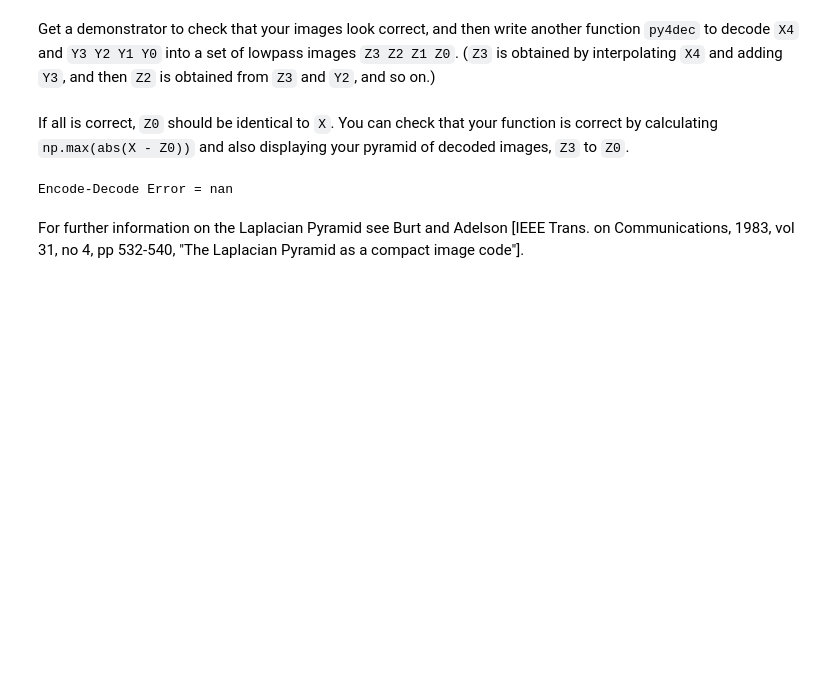
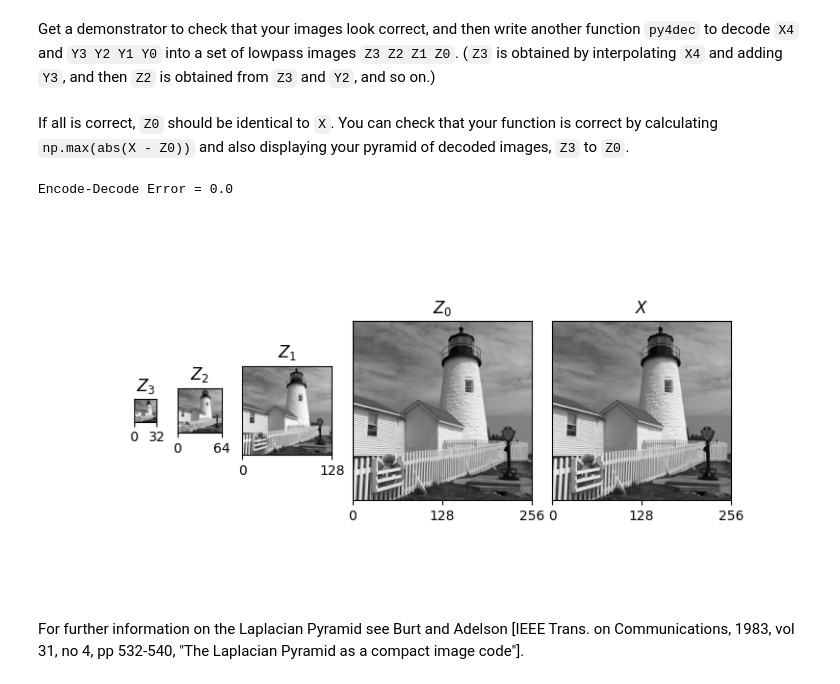
Before and after one commit to ckameron99/cued_sf2_lab, a Jupyter notebook: 6-laplacian-pyramid.ipynb, the cells around one changed output. Saved outputs shown, nothing was run; the diff lists cells and outputs as text; code cells hidden in the pictures; blank space fills up the shorter version.

```diff
--- a/6-laplacian-pyramid.ipynb
+++ b/6-laplacian-pyramid.ipynb
@@ -195,14 +223,19 @@ then write another function `py4dec` to decode `X4` and
 so on.)
 # %%
 def py4dec(Y0, Y1, Y2, Y3, X4, h):
-    # your code here
+    Z3 = Y3 + upscale(X4, h)
+    Z2 = Y2 + upscale(Z3, h)
+    Z1 = Y1 + upscale(Z2, h)
+    Z0 = Y0 + upscale(Z1, h)
+
+    """# your code here
     warnings.warn("you need to write this!")
 
     # remove these lines when implementing your code - they are here to show you what shape the plots below should be
     Z0 = np.full(Y0.shape, np.nan)
     Z1 = np.full(Y0.shape >> np.int_(1), np.nan)
     Z2 = np.full(Y0.shape >> np.int_(2), np.nan)
-    Z3 = np.full(Y0.shape >> np.int_(3), np.nan)
+    Z3 = np.full(Y0.shape >> np.int_(3), np.nan)"""
 
     return Z3, Z2, Z1, Z0
 # %% [markdown]
@@ -211,12 +244,21 @@ If all is correct, `Z0` should be identical to
 # %%
 h = 0.25*np.array([1, 2, 1])
 Z3, Z2, Z1, Z0 = py4dec(Y0, Y1, Y2, Y3, X4, h)
+
 encode_decode_err = np.max(np.abs(X - Z0))
 print(f'Encode-Decode Error = {encode_decode_err}')
 
-# your code here to plot the images
+titles = ["Z_3", "Z_2", "Z_1", "Z_0", "X"]
+imgs = [Z3, Z2, Z1, Z0, X]
+fig, axs = plt.subplots(1, len(titles), figsize=(8, 4),
+                        gridspec_kw=dict(width_ratios=[img.shape[0] for img in imgs]))
+
+for ax, img, title in zip(axs, imgs, titles):
+    plot_image(img, ax=ax)
+    ax.set(yticks=[], title=f'${title}$')
 # %% [output]
-Encode-Decode Error = nan
+Encode-Decode Error = 0.0
+[figure, added]
 # %% [markdown]
 For further information on the Laplacian Pyramid see Burt and Adelson [IEEE Trans. on Communications, 1983, vol 31, no 4, pp 532-540, "The Laplacian Pyramid as a compact image code"].
 # %% [markdown]
```
Also changed, not shown: parts of 15 cells of this notebook, 1 other file.
